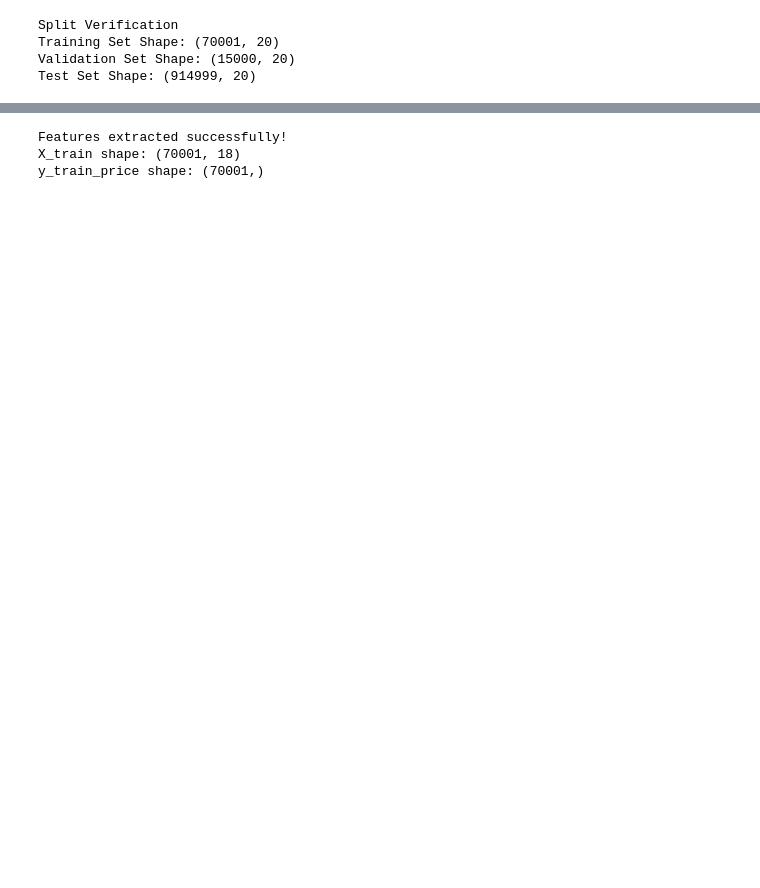
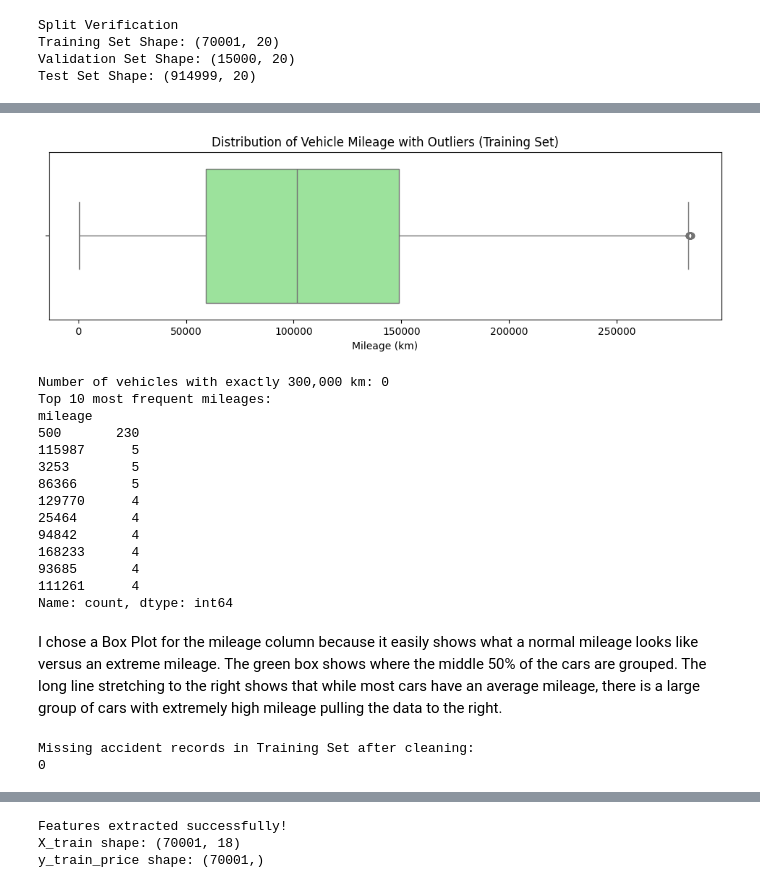
Before and after one commit to lanashmuz/machine_learning_exe1, a Jupyter notebook: Machine Learning Assignment 1.ipynb, the cells around one changed output, grey strips where cells are left out. Cells and saved outputs as stored; diff of their text form; code cells hidden in the pictures; blank space fills up the shorter version.

```diff
--- a/Machine Learning Assignment 1.ipynb
+++ b/Machine Learning Assignment 1.ipynb
@@ -238,0 +297,50 @@ NameError: name 'tree' is not defined
+# %%
+# Section B - 1 Visualization Mileage Box Plot
+plt.figure(figsize=(12, 3))
+sns.boxplot(x=train_df['mileage'], color='lightgreen')
+
+# Adding the required informative title and labels
+plt.title('Distribution of Vehicle Mileage with Outliers (Training Set)')
+plt.xlabel('Mileage (km)')
+
+plt.show()
+
+# --- 4. Artifact Analysis: The 300,000 km Clump ---
+# Let's see exactly how many cars have this suspicious mileage
+clump_count = len(train_df[train_df['mileage'] == 300000])
+print(f"\nNumber of vehicles with exactly 300,000 km: {clump_count}")
+
+# Check the top 10 most common exact mileages in the dataset to see the "clump"
+print("Top 10 most frequent mileages:")
+print(train_df['mileage'].value_counts().head(10))
+# %% [output]
+[figure, added]
+Number of vehicles with exactly 300,000 km: 0
+Top 10 most frequent mileages:
+mileage
+500       230
+115987      5
+3253        5
+86366       5
+129770      4
+25464       4
+94842       4
+168233      4
+93685       4
+111261      4
+Name: count, dtype: int64
+# %% [markdown]
+I chose a Box Plot for the mileage column because it easily shows what a normal mileage looks like versus an extreme mileage. The green box shows where the middle 50% of the cars are grouped. The long line stretching to the right shows that while most cars have an average mileage, there is a large group of cars with extremely high mileage pulling the data to the right.
+# %%
+# section B - Data Prep
+# Fill missing values in accident_history with 'No Record'
+train_df['accident_history'] = train_df['accident_history'].fillna('No Record')
+val_df['accident_history'] = val_df['accident_history'].fillna('No Record')
+test_df['accident_history'] = test_df['accident_history'].fillna('No Record')
+
+# Verify it worked (should now say 0 missing)
+print("Missing accident records in Training Set after cleaning:")
+print(train_df['accident_history'].isnull().sum())
+# %% [output]
+Missing accident records in Training Set after cleaning:
+0
```
Also changed, not shown: parts of 8 cells of this notebook.
